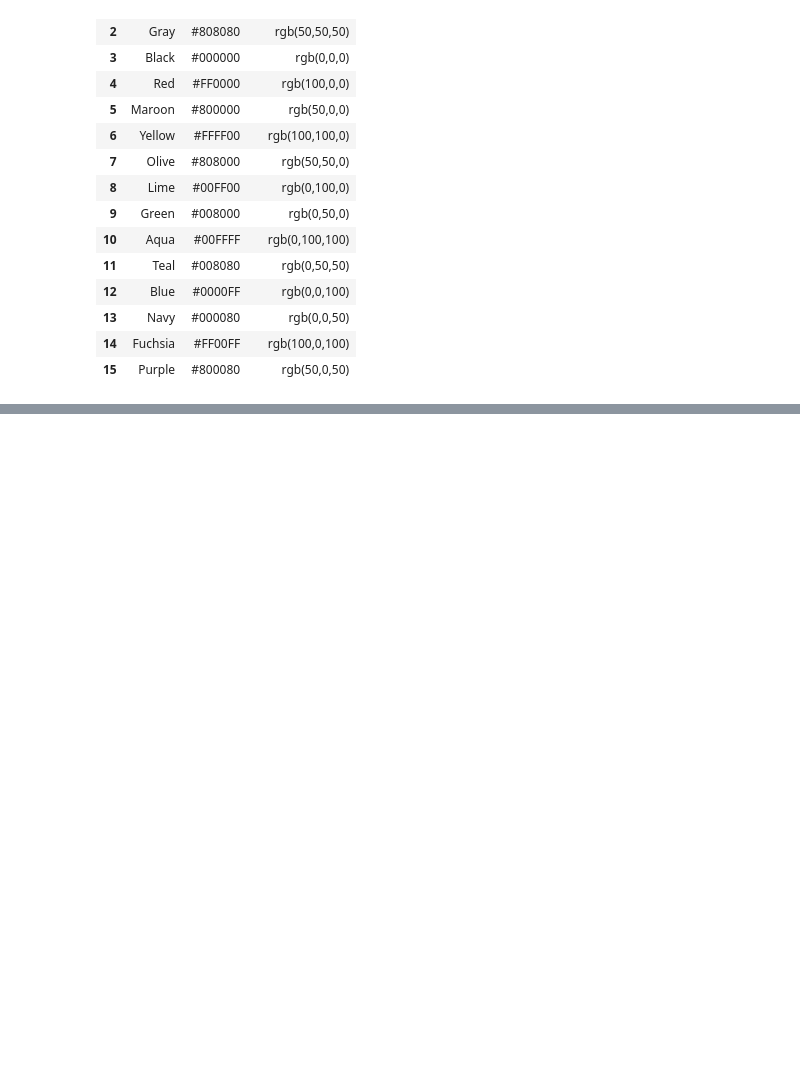
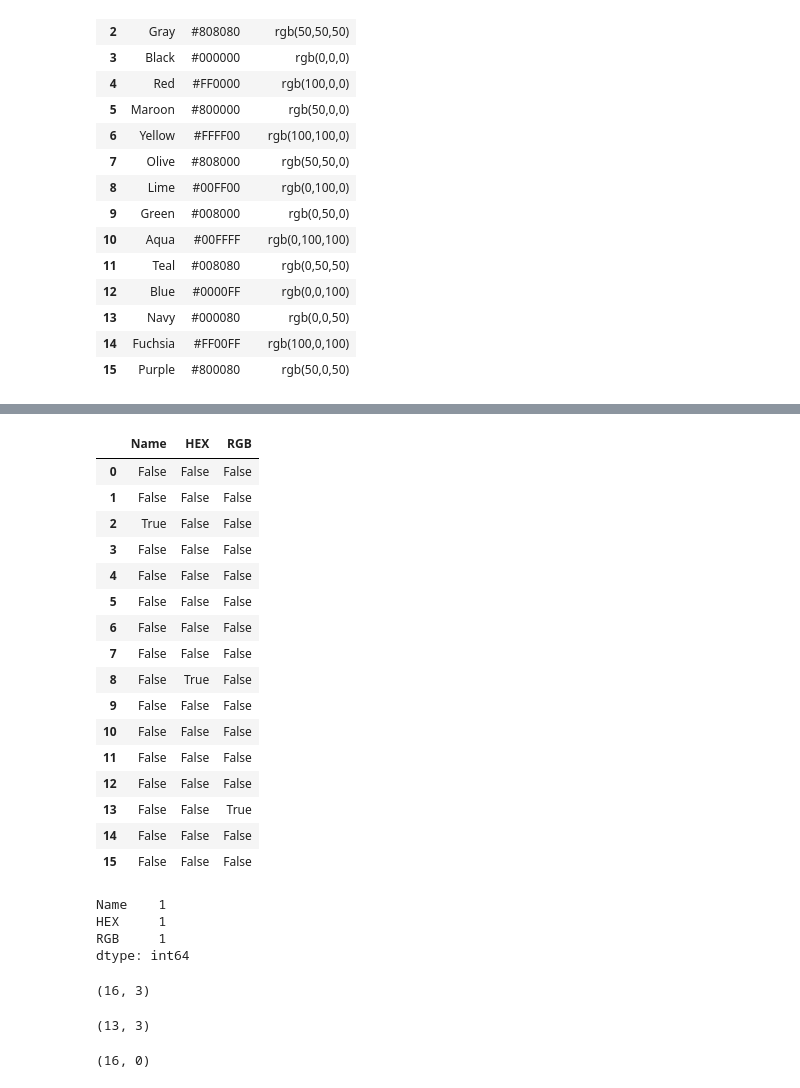
Before and after one commit to RakshitYadav09/Python-Practice, a Jupyter notebook: panda.ipynb, the cells around one changed output, grey strips where cells are left out. Saved outputs shown, nothing was run; the diff lists cells and outputs as text; code cells hidden in the pictures; blank space fills up the shorter version.

```diff
--- a/panda.ipynb
+++ b/panda.ipynb
@@ -143,0 +248,31 @@ df
+# %%
+df.isnull()
+# %% [output]
+|  | Name | HEX | RGB |
+| 0 | False | False | False |
+| 1 | False | False | False |
+| 2 | True | False | False |
+| 3 | False | False | False |
+| 4 | False | False | False |
+| 5 | False | False | False |
+| 6 | False | False | False |
+| 7 | False | False | False |
+| 8 | False | True | False |
+| 9 | False | False | False |
+| 10 | False | False | False |
+| 11 | False | False | False |
+| 12 | False | False | False |
+| 13 | False | False | True |
+| 14 | False | False | False |
+| 15 | False | False | False |
+# %%
+df.isnull().sum()
+# %% [output]
+Name    1
+HEX     1
+RGB     1
+dtype: int64
+# %%
+df.shape
+# %% [output]
+(16, 3)
@@ -143,0 +281,4 @@ df
+# %%
+df2.shape
+# %% [output]
+(13, 3)
@@ -143,0 +287,4 @@ df
+# %%
+df3.shape
+# %% [output]
+(16, 0)
```
Also changed, not shown: parts of 16 cells of this notebook.
